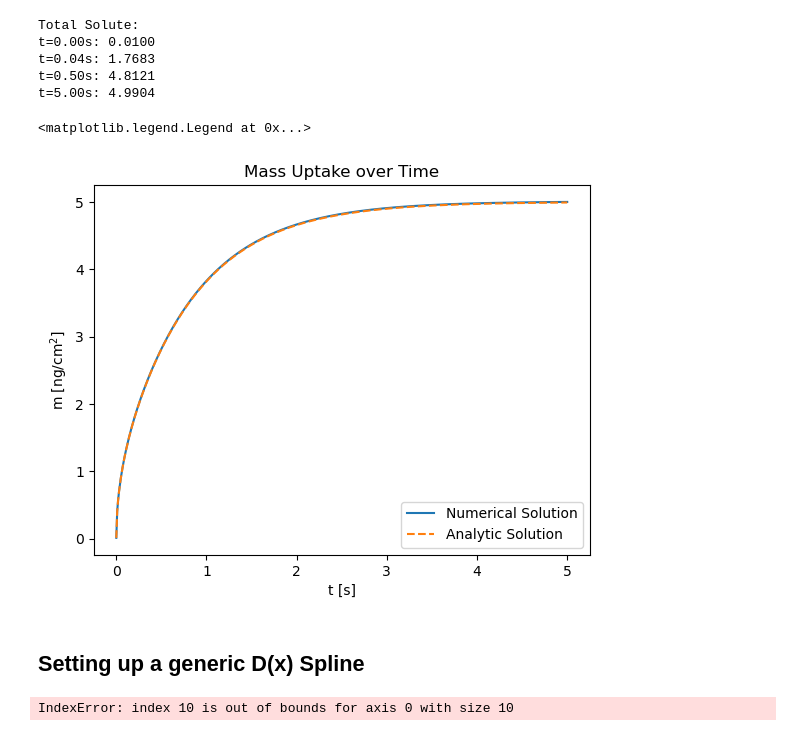
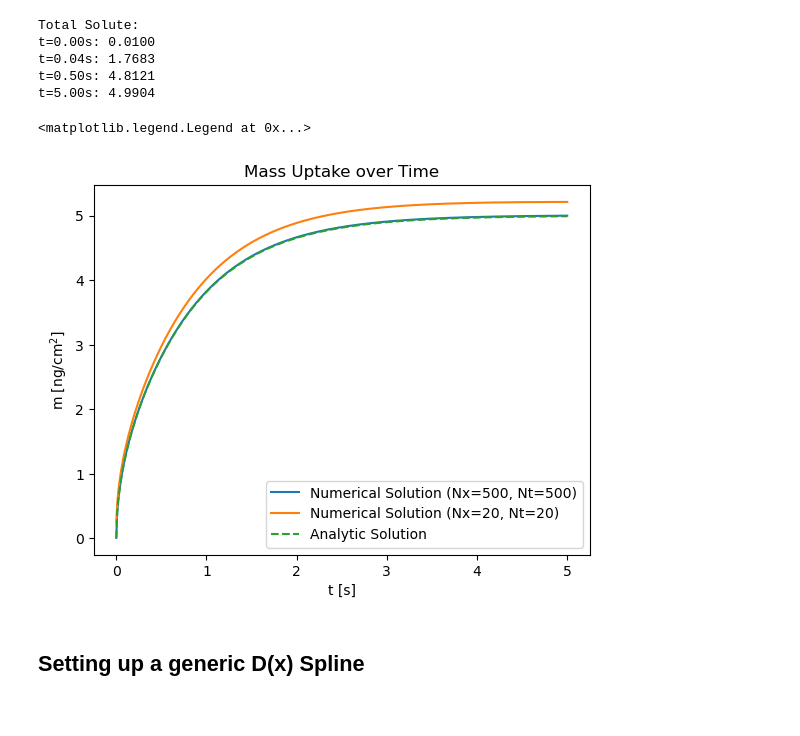
Before and after one commit to william-dove/Diffusion-Modeling, a Jupyter notebook: DopantUptake.ipynb, the cells around one changed output. Drawn from its saved outputs; the diff is of its cells as text; code cells hidden in the pictures.

```diff
--- a/DopantUptake.ipynb
+++ b/DopantUptake.ipynb
@@ -85,7 +95,7 @@ for sample_name in sample_dfs:
     t = sample_df['Time [s]']
     m = sample_df['C1_m [ng/cm^2]']
 
-    sample_df['dm/dt'] = np.gradient(m, t)
+    sample_df['dm/dt'] = jnp.gradient(m, t)
 
     idx_max = int( sample_df['dm/dt'].idxmax() )
 
@@ -442,24 +452,24 @@ def analytic_grid(C0, D, L, tf, Nx=500, Nt=500, M=500):
     Computes the analytic solution to the diffusion equation for the given boundary and initial conditions.
     Returns solution as an array of format C[t, x] and size (Nt, Nx).
     '''
-    t = np.linspace(0, tf, Nt)
-    x = np.linspace(0, L, Nx)
+    t = jnp.linspace(0, tf, Nt)
+    x = jnp.linspace(0, L, Nx)
 
-    T, X = np.meshgrid(t,x, indexing='ij')
+    T, X = jnp.meshgrid(t,x, indexing='ij')
 
-    C = np.full((Nt, Nx), C0, dtype='float')
+    C = jnp.full((Nt, Nx), C0, dtype='float')
 
-    for m in np.arange(M):
-        lambda_m = ( (m+0.5)*np.pi / L )**2
-        a_m = -(2*C0) / (L*np.sqrt(lambda_m))
-        C += a_m*np.sin(np.sqrt(lambda_m)*X)*np.exp(-D*lambda_m*T)
+    for m in jnp.arange(M):
+        lambda_m = ( (m+0.5)*jnp.pi / L )**2
+        a_m = -(2*C0) / (L*jnp.sqrt(lambda_m))
+        C += a_m*jnp.sin(jnp.sqrt(lambda_m)*X)*jnp.exp(-D*lambda_m*T)
 
     return C
 
 def an_uptake(C0, D, L, times, Nx=500, M=500):
     '''
     Computes the analytic solution to the diffusion equation for the given boundary and initial conditions.
-    Computes the mass uptake at all times in the input vector t for comparison.
+    Computes the mass uptake at all times in the ijnput vector t for comparison.
 
     C0: Initial concentration of the solvent drop [ng/cm^3]
     D: Diffusion coefficient [cm^2/s]
@@ -467,21 +477,21 @@ def an_uptake(C0, D, L, times, Nx=500, M=500):
     times: different time points [s]
     '''
 
-    x = np.linspace(0, L, Nx) # [cm]
+    x = jnp.linspace(0, L, Nx) # [cm]
     dx = L/Nx  # [cm]
 
     uptakes = []
 
     for t in times:
 
-        C = np.full(Nx, C0, dtype='float')
+        C = jnp.full(Nx, C0, dtype='float')
 
-        for m in np.arange(M):
-            lambda_m = ( (m+0.5)*np.pi / L )**2
-            a_m = -(2*C0) / (L*np.sqrt(lambda_m))
-            C += a_m*np.sin(np.sqrt(lambda_m)*x)*np.exp(-D*lambda_m*t)
+        for m in jnp.arange(M):
+            lambda_m = ( (m+0.5)*jnp.pi / L )**2
+            a_m = -(2*C0) / (L*jnp.sqrt(lambda_m))
+            C += a_m*jnp.sin(jnp.sqrt(lambda_m)*x)*jnp.exp(-D*lambda_m*t)
 
-        uptakes.append( np.sum(C*dx) ) # [ng/cm^2]
+        uptakes.append( jnp.sum(C*dx) ) # [ng/cm^2]
 
     return uptakes
 
@@ -501,11 +511,11 @@ def C_uptake(C, L=1, tf=1):
 
     for i in range(C.shape[0]):
         t = i*dt
-        m = np.sum(C[i]*dx)
+        m = jnp.sum(C[i]*dx)
 
         uptake_data.append([t, m])
 
-    return np.array(uptake_data).T
+    return jnp.array(uptake_data).T
 # %% [markdown]
 ### Testing
 # %%
@@ -1047,41 +1057,20 @@ k = 0
 L = 1
 times = np.linspace(0, 5, 500)
 
-num_uptake_data = num_uptake(C0, D, k, L, times)
+num_uptake_data_500 = num_uptake(C0, D, k, L, times)
+num_uptake_data_20 = num_uptake(C0, D, k, L, times, Nx=20, Nt=20)
 an_uptake_data = an_uptake(C0, D(0), L, times)
 # %%
 
-plt.plot(times, num_uptake_data, label='Numerical Solution')
+plt.plot(times, num_uptake_data_500, label='Numerical Solution (Nx=500, Nt=500)')
+plt.plot(times, num_uptake_data_20, label='Numerical Solution (Nx=20, Nt=20)')
 plt.plot(times, an_uptake_data, label='Analytic Solution', linestyle='--')
 plt.xlabel('t [s]')
 plt.ylabel('m [ng/cm$^2$]')
 plt.title('Mass Uptake over Time')
 plt.legend()
 # %% [output]
 <matplotlib.legend.Legend at 0x...>
-[figure, old version]
+[figure, new version]
 # %% [markdown]
 ## Setting up a generic D(x) Spline
-# %%
-import numpy as np
-
-t = np.linspace(0,1,10)
-
-def B(i, k, x, t):
-    if k == 0:
-        return np.where((t[i] <= x) & (x < t[i+1]), 1.0, 0.0)
-    else:
-        left = (x - t[i]) / (t[i+k] - t[i]) * B(i, k-1, x, t)
-        right = (t[i+k+1] - x) / (t[i+k+1] - t[i+1]) * B(i+1, k-1, x, t)
-        return left + right
-
-weights = [1, 5, 4, 2, 4, 4, 6, 8, 9, 1]
-
-i = np.arange(10)
-
-x = 4.5
-
-
-Bs = B(i, 3, x, t)
-# %% [output]
-IndexError: index 10 is out of bounds for axis 0 with size 10
```
Also changed, not shown: parts of 18 cells of this notebook.
